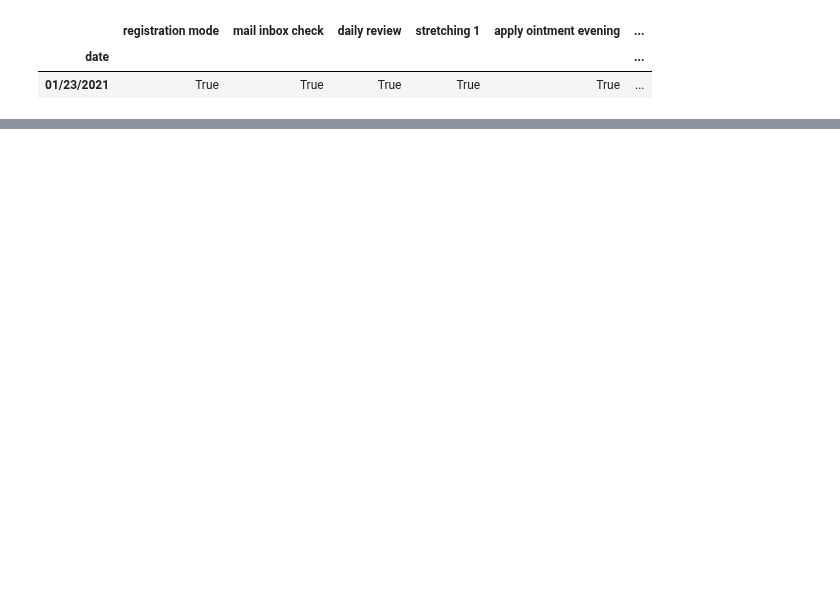
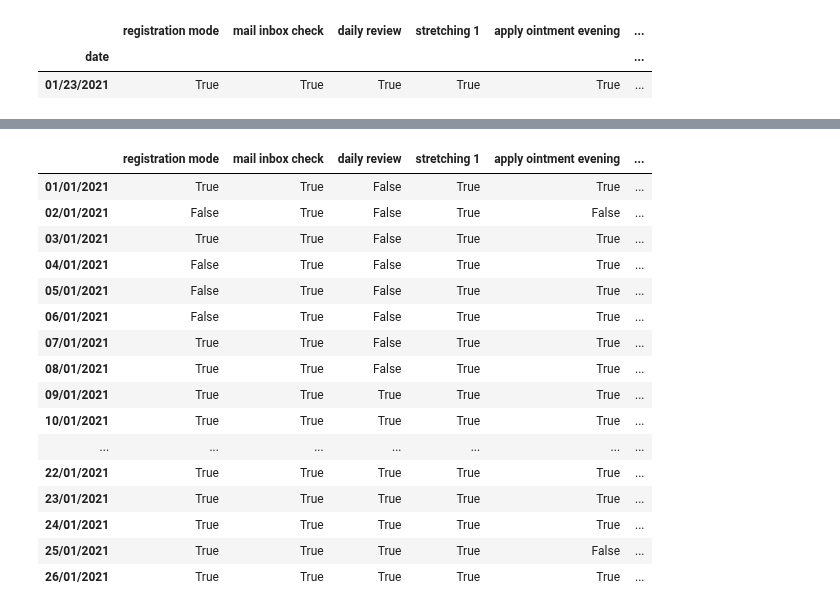
Before and after one commit to RutgerVanBeek/todoist_habit_tracker, a Jupyter notebook: examples/completed_tasks.ipynb, the cells around one changed output, grey strips where cells are left out. Saved outputs shown, nothing was run; the diff lists cells and outputs as text; code cells hidden in the pictures; blank space fills up the shorter version.

```diff
--- a/examples/completed_tasks.ipynb
+++ b/examples/completed_tasks.ipynb
@@ -74,0 +167,28 @@ df_test
+# %%
+dirname = os.path.abspath(os.path.abspath(''))
+filename = os.path.join(os.path.split(dirname)[0], 'log/daily_tasks.csv')
+res.to_csv(filename)
+# %%
+df = pd.read_csv(filename, index_col=0)
+# new_columns = df.columns.values
+# new_columns[0] = 'Date'
+# %%
+df
+# %% [output]
+|  | registration mode | mail inbox check | daily review | stretching 1 | apply ointment evening | ... |
+| 01/01/2021 | True | True | False | True | True | ... |
+| 02/01/2021 | False | True | False | True | False | ... |
+| 03/01/2021 | True | True | False | True | True | ... |
+| 04/01/2021 | False | True | False | True | True | ... |
+| 05/01/2021 | False | True | False | True | True | ... |
+| 06/01/2021 | False | True | False | True | True | ... |
+| 07/01/2021 | True | True | False | True | True | ... |
+| 08/01/2021 | True | True | False | True | True | ... |
+| 09/01/2021 | True | True | True | True | True | ... |
+| 10/01/2021 | True | True | True | True | True | ... |
+| ... | ... | ... | ... | ... | ... | ... |
+| 22/01/2021 | True | True | True | True | True | ... |
+| 23/01/2021 | True | True | True | True | True | ... |
+| 24/01/2021 | True | True | True | True | True | ... |
+| 25/01/2021 | True | True | True | True | False | ... |
+| 26/01/2021 | True | True | True | True | True | ... |
```
Also changed, not shown: parts of 9 cells of this notebook, 2 other files.
